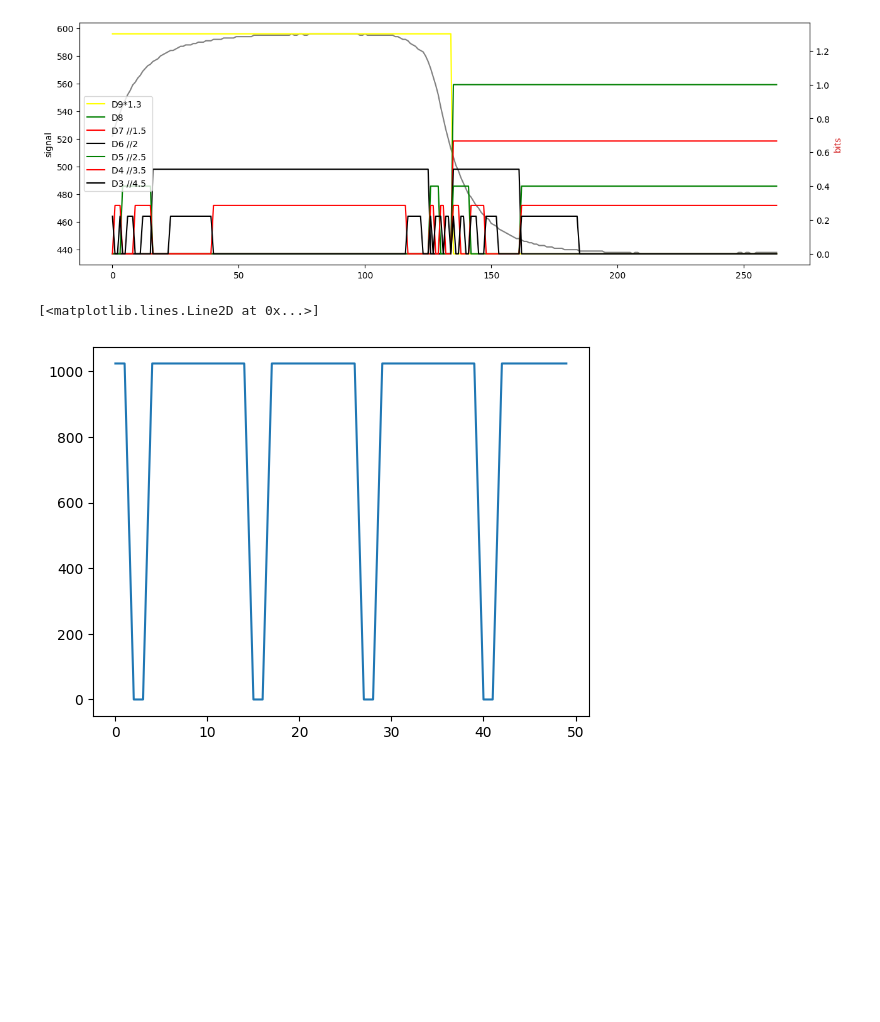
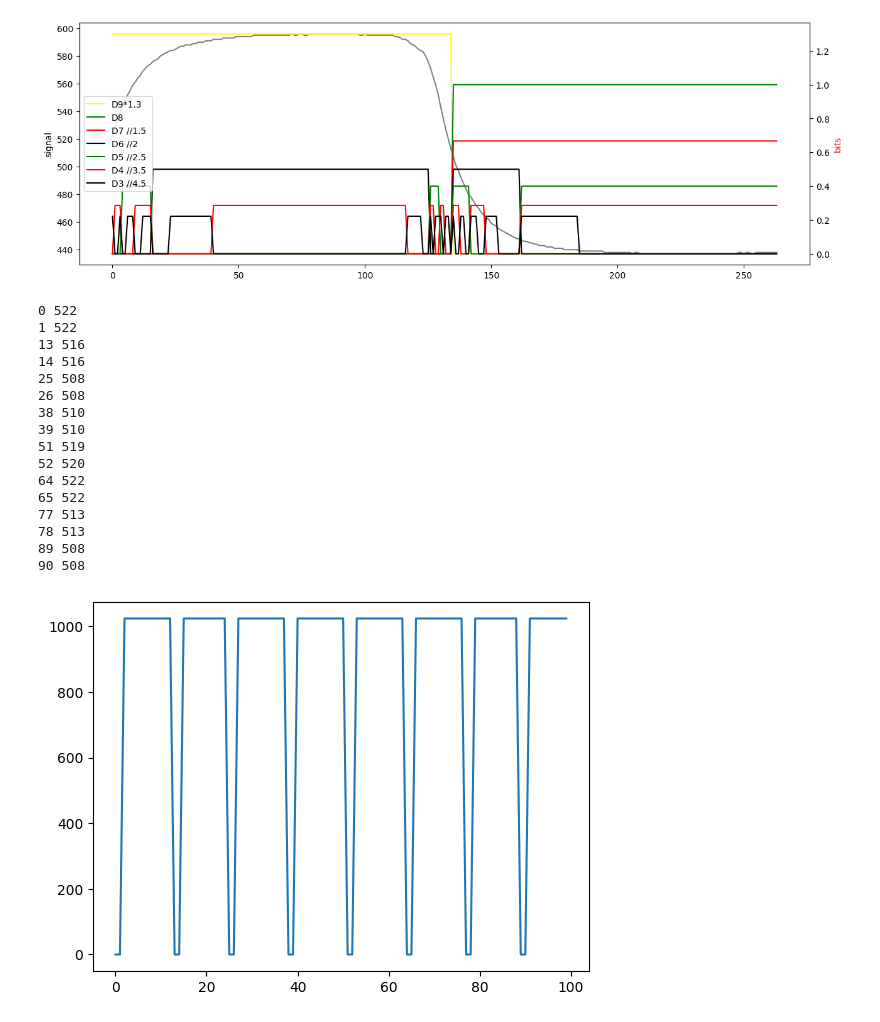
Before and after one commit to kelu124/PMOD-PulseEcho, a Jupyter notebook: software/pico/acq.ipynb, the cells around one changed output. Cells and saved outputs as stored; diff of their text form; code cells hidden in the pictures; blank space fills up the shorter version.

```diff
--- a/software/pico/acq.ipynb
+++ b/software/pico/acq.ipynb
@@ -296,6 +296,24 @@ II = "20A,20A,60A,60A,60A,60A,60A,60A,609,609,608,607,606,204,204,604,603,602,60
 # %%
 p = [int(x,base=16) for x in II.split(",") if len(x)]
-plt.plot([x & 0b11110000000000 for x in p][:50])
+plt.plot([x & 0b11110000000000 for x in p][:100])
+for k in range(100):
+    if not (p[k] & 0b11110000000000):
+        print(k,p[k])
 # %% [output]
-[<matplotlib.lines.Line2D at 0x...>]
+0 522
+1 522
+13 516
+14 516
+25 508
+26 508
+38 510
+39 510
+51 519
+52 520
+64 522
+65 522
+77 513
+78 513
+89 508
+90 508
-[figure, old version]
+[figure, new version]
```
Also changed, not shown: parts of 2 cells of this notebook, 2 other files.
